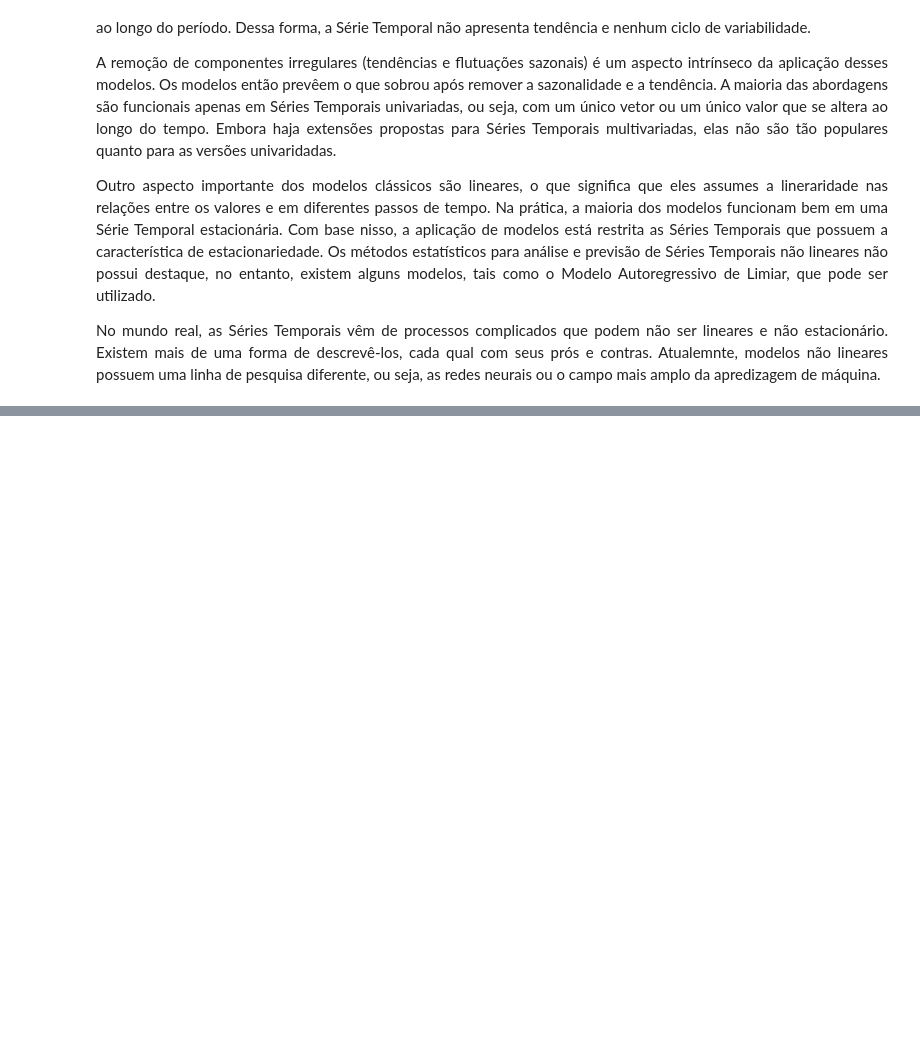
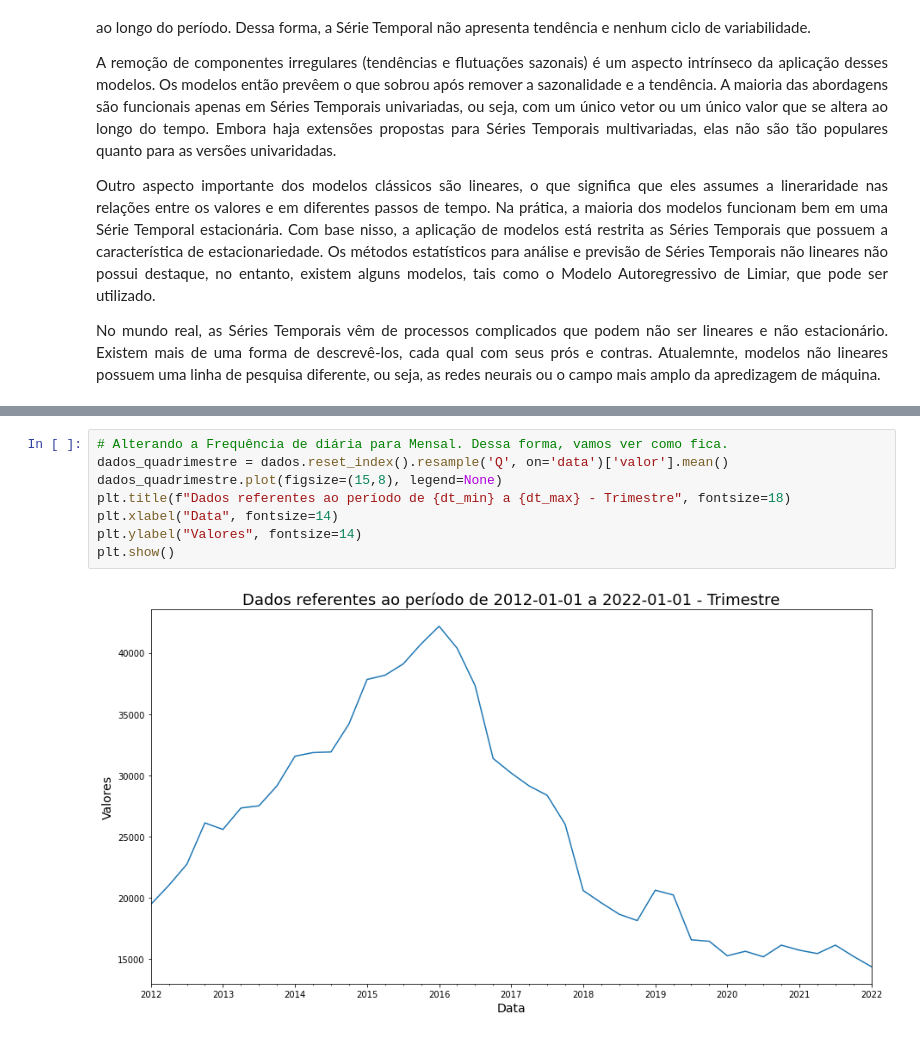
Before and after one commit to willianpina/Time_Series_Studies, a Jupyter notebook: Médias Móveis e Modelos Autoregressivos.ipynb, the cells around one changed output, grey strips where cells are left out. Cells and saved outputs as stored; diff of their text form; blank space fills up the shorter version.

```diff
--- a/Médias Móveis e Modelos Autoregressivos.ipynb
+++ b/Médias Móveis e Modelos Autoregressivos.ipynb
@@ -38,0 +119,10 @@ model</td>
+# %%
+# Alterando a Frequência de diária para Mensal. Dessa forma, vamos ver como fica.
+dados_quadrimestre = dados.reset_index().resample('Q', on='data')['valor'].mean()
+dados_quadrimestre.plot(figsize=(15,8), legend=None)
+plt.title(f"Dados referentes ao período de {dt_min} a {dt_max} - Trimestre", fontsize=18)
+plt.xlabel("Data", fontsize=14)
+plt.ylabel("Valores", fontsize=14)
+plt.show()
+# %% [output]
+[figure, added]
```
Also changed, not shown: parts of 9 cells of this notebook.
